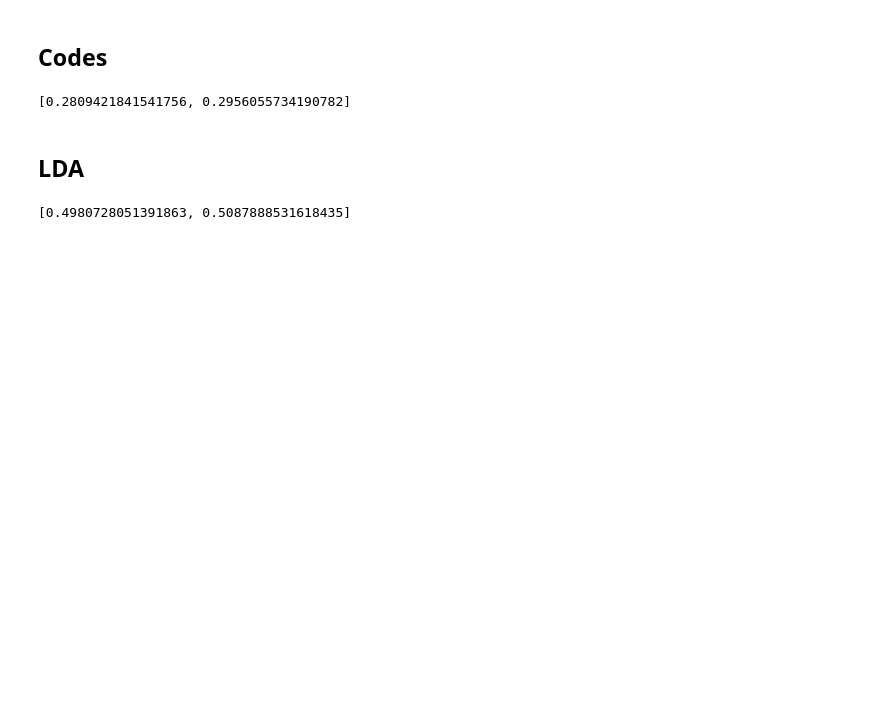
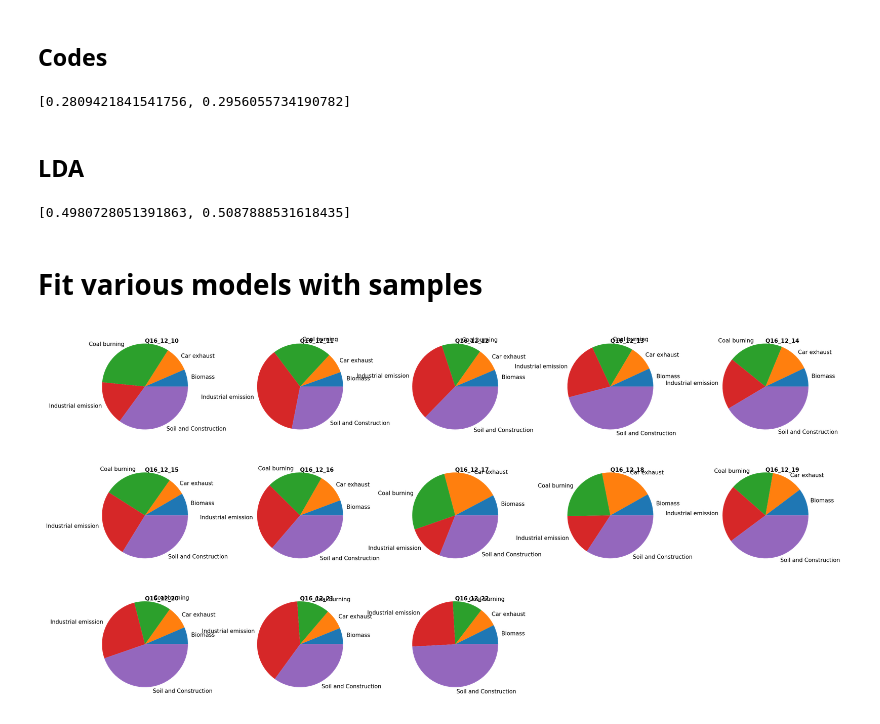
Before and after one commit to gbland0725/PMSources, a Jupyter notebook: src/examplepackage/Comparingsupervisedmodels5_classes.ipynb, the cells around one changed output. Saved outputs shown, nothing was run; the diff lists cells and outputs as text; code cells hidden in the pictures; blank space fills up the shorter version.

```diff
--- a/src/examplepackage/Comparingsupervisedmodels5_classes.ipynb
+++ b/src/examplepackage/Comparingsupervisedmodels5_classes.ipynb
@@ -471,0 +496,44 @@ print([clf.score(Test_prob, TestLabels), clf.score(Train_prob, TrainLabels)])
+# %% [markdown]
+# Fit various models with samples
+# %%
+def model_predict(dataset, model, keys):
+    Results = model.predict(dataset.iloc[:,:-3])
+
+    Labels = dataset['labels']
+
+    modellist = []
+    #for every sample number
+    for i in dataset['labels'].unique():
+        modellist.append([i, np.unique(np.array(Results[dataset['labels'] == i]), return_counts = True)])
+
+    number = np.arange(0, 13, 1)
+    fig = plt.figure(figsize = (12,6), dpi = 300)
+    for i, label in enumerate(keys):
+        ax = fig.add_subplot(3, 5, i+1)
+        ax.pie(modellist[i][1][1]/modellist[i][1][1].sum(), labels = modellist[i][1][0], textprops={'fontsize': 5})
+        ax.text(0.5, 0.95, label, transform=ax.transAxes,
+                fontsize=5, fontweight='bold', va='top')
+    return modellist
+
+def model_predict_codes(dataset, codes, model, keys):
+    Results = model.predict(codes)
+
+    Labels = dataset['labels']
+
+    modellist = []
+    #for every sample number
+    for i in dataset['labels'].unique():
+        modellist.append([i, np.unique(np.array(Results[dataset['labels'] == i]), return_counts = True)])
+
+    number = np.arange(0, 13, 1)
+    fig = plt.figure(figsize = (12,6), dpi = 300)
+    for i, label in enumerate(keys):
+        ax = fig.add_subplot(3, 5, i+1)
+        ax.pie(modellist[i][1][1]/modellist[i][1][1].sum(), labels = modellist[i][1][0], textprops={'fontsize': 5})
+        ax.text(0.5, 0.95, label, transform=ax.transAxes,
+                fontsize=5, fontweight='bold', va='top')
+    return modellist
+# %%
+modellist = model_predict_codes(Qian2016DF, Qian2016codes, clf, Qian2016keys)
+# %% [output]
+[figure, added]
```
Also changed, not shown: parts of 27 cells of this notebook, 1 other file.
